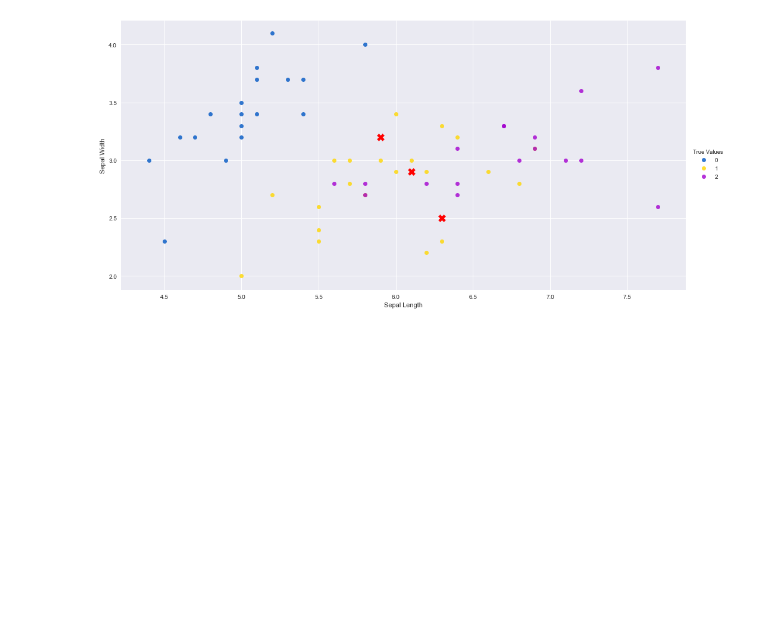
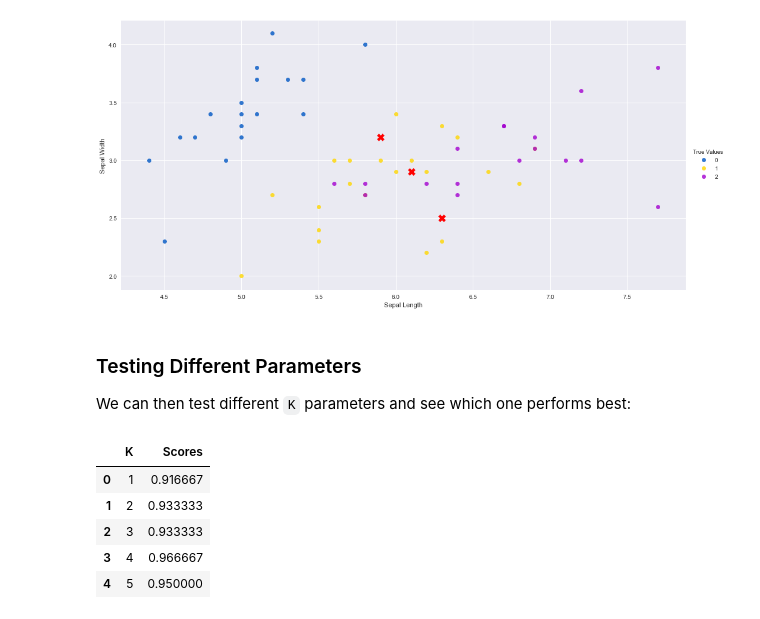
Before and after one commit to snyderjamie/ds-class-8-classification, a Jupyter notebook: 1. Classification Overview.ipynb, the cells around one changed output. Cells and saved outputs as stored; diff of their text form; code cells hidden in the pictures; blank space fills up the shorter version.

```diff
--- a/1. Classification Overview.ipynb
+++ b/1. Classification Overview.ipynb
@@ -175,3 +175,7 @@ plt.scatter(misses['Sepal Length'].values, misses['Sepal Width'].values, marker=
 # %% [output]
 <matplotlib.collections.PathCollection at 0x...>
 [figure]
+# %% [markdown]
+### Testing Different Parameters
+
+We can then test different `K` parameters and see which one performs best:
@@ -177,0 +189,13 @@ plt.scatter(misses['Sepal Length'].values, misses['Sepal Width'].values, marker=
+# %%
+results = pd.DataFrame({
+    'K': k_values,
+    'Scores': scores
+})
+results.head()
+# %% [output]
+|  | K | Scores |
+| 0 | 1 | 0.916667 |
+| 1 | 2 | 0.933333 |
+| 2 | 3 | 0.933333 |
+| 3 | 4 | 0.966667 |
+| 4 | 5 | 0.950000 |
```
Also changed, not shown: parts of 36 cells of this notebook.
